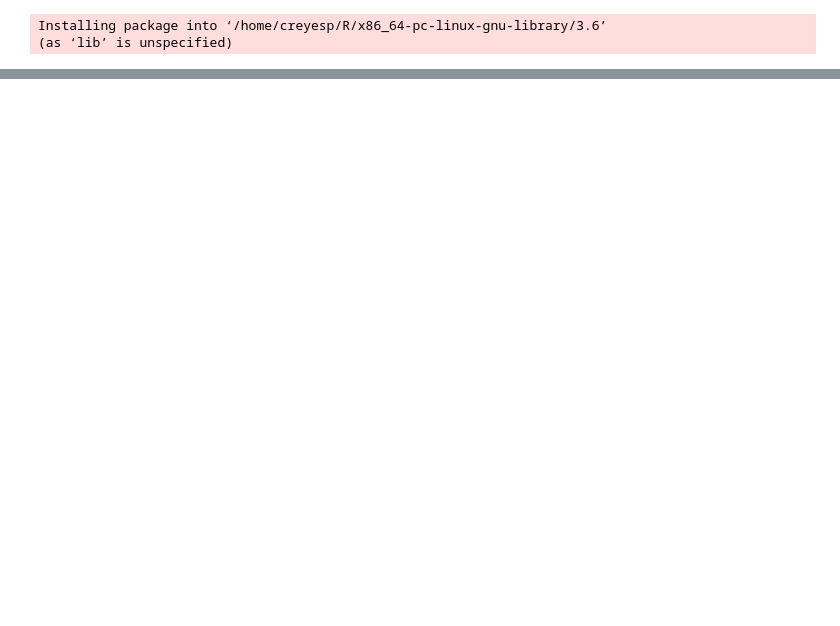
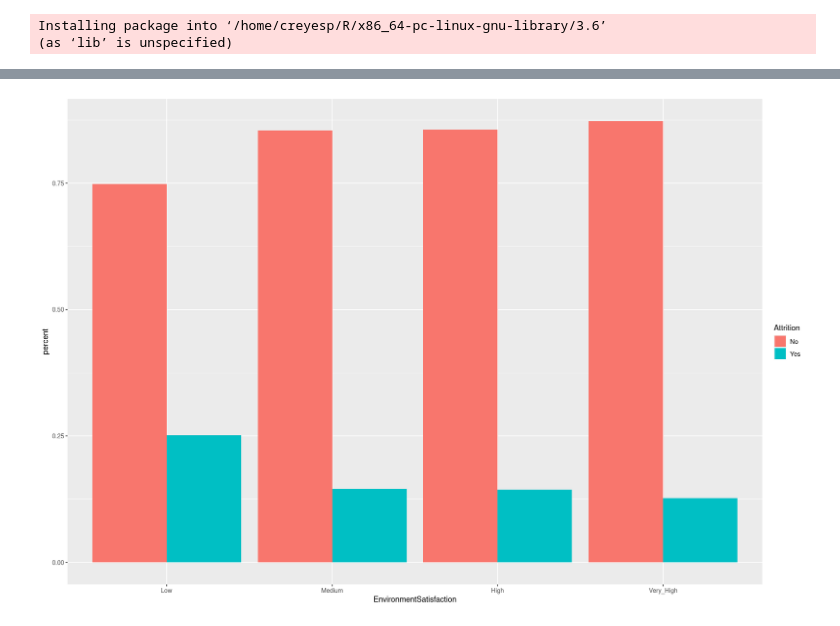
Before and after one commit to creyesp/r-course, a Jupyter notebook: notebooks/Lab1_lm_regresion_classification.ipynb, the cells around one changed output, grey strips where cells are left out. Drawn from its saved outputs; the diff is of its cells as text; code cells hidden in the pictures; blank space fills up the shorter version.

```diff
--- a/notebooks/Lab1_regresion.ipynb
+++ b/notebooks/Lab1_lm_regresion_classification.ipynb
@@ -856,0 +657,5 @@ ggplot(knn_fit)
+# %%
+# Job attrition data
+attrition <- attrition %>%
+  mutate_if(is.ordered, .funs = factor, ordered = FALSE)
+attrition_h2o <- as.h2o(attrition)
@@ -856,0 +685,22 @@ ggplot(knn_fit)
+# %%
+# Using base R
+set.seed(123)  # for reproducibility
+index_1 <- sample(1:nrow(attrition), round(nrow(attrition) * 0.7))
+train_base_ <- attrition[index_1, ]
+test_base  <- attrition[-index_1, ]
+
+# Using caret package
+
+index_caret <- createDataPartition(attrition$Attrition, p = 0.7, list = FALSE)
+train_caret <- attrition[index_caret, ]
+test_caret  <- attrition[-index_caret, ]
+
+# Using rsample package
+split_1  <- initial_split(data = attrition, prop = 0.7, strata = "Attrition")
+train_3  <- training(split_1)
+test_3   <- testing(split_1)
+
+# Using h2o package
+split_2 <- h2o.splitFrame(attrition_h2o, ratios = 0.7, seed = 123)
+train_4 <- split_2[[1]]
+test_4  <- split_2[[2]]
@@ -856,0 +755,9 @@ ggplot(knn_fit)
+# %%
+train_caret %>%
+    group_by(EnvironmentSatisfaction) %>%
+    count(Attrition) %>%
+    mutate(percent = n/sum(n))  %>%
+    ggplot(aes(x=EnvironmentSatisfaction, y=percent, fill=Attrition)) +
+        geom_bar(stat="identity", position=position_dodge())
+# %% [output]
+[figure, added]
```
Also changed, not shown: parts of 63 cells of this notebook, 4 other files.
